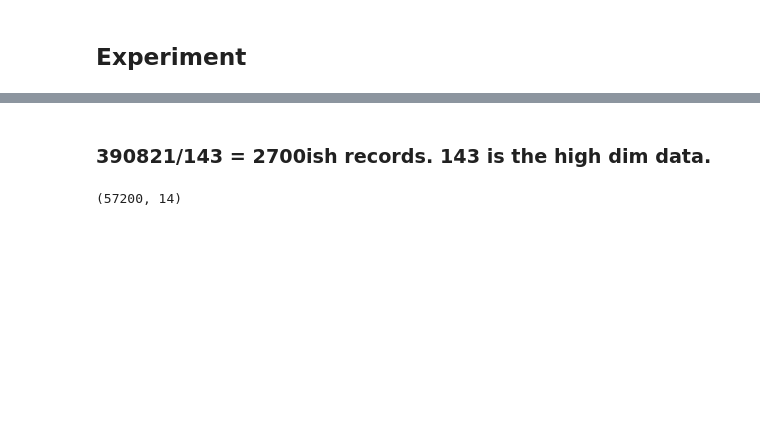
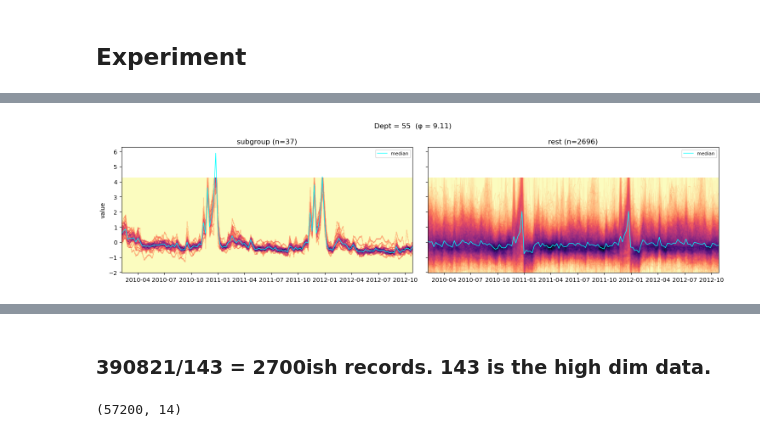
Before and after one commit to MuhammadIbneRafiq/you-only-search-up, a Jupyter notebook: walmart_bs-bus.ipynb, the cells around one changed output, grey strips where cells are left out. Cells and saved outputs as stored; diff of their text form; code cells hidden in the pictures; blank space fills up the shorter version.

```diff
--- a/walmart_bs-bus.ipynb
+++ b/walmart_bs-bus.ipynb
@@ -772,0 +637,66 @@ descriptor_cols = [
+# %%
+from matplotlib.colors import PowerNorm
+
+# DenseLines (Moritz & Fisher, reimplemented by Bart in Appendix B):
+# - Divide the y-axis into y_bins rows and the time axis into fine columns
+#   (each week is split into `stretch` sub-steps).
+# - Every curve "draws" its line segments into this grid. A steep segment
+#   fills all the cells it crosses (this is what Bresenham's line algorithm does).
+# - Each segment adds a total of 1 per column. A steep jump therefore spreads
+#   thin and doesn't dominate the picture.
+# - Optionally each column is normalised to sum to 1 (Bart's variant),
+#   which turns the colour into "share of curves at this value".
+# Dark = many curves pass here. Where the subgroup's dark band sits away from
+# the rest's dark band, that is a difference you'd miss in a mess of lines.
+
+def dense_lines(Y_sub, lo, hi, y_bins=100, stretch=4, column_normalise=True):
+    n, T = Y_sub.shape
+    x_fine = np.linspace(0, T - 1, (T - 1) * stretch + 1)
+    Y_fine = np.stack([np.interp(x_fine, np.arange(T), y) for y in Y_sub])
+    rows = np.floor((Y_fine - lo) / (hi - lo) * y_bins).astype(int)
+
+    # each segment covers the rows between its two endpoints
+    r_min = np.minimum(rows[:, :-1], rows[:, 1:])
+    r_max = np.maximum(rows[:, :-1], rows[:, 1:])
+    weight = 1.0 / (r_max - r_min + 1)                 # one segment = 1 unit of ink
+    weight[(r_max < 0) | (r_min >= y_bins)] = 0.0      # segment entirely off the plot
+    r_min, r_max = np.clip(r_min, 0, y_bins - 1), np.clip(r_max, 0, y_bins - 1)
+
+    # add ink to rows r_min..r_max with a difference array, then cumsum
+    cols = np.broadcast_to(np.arange(r_min.shape[1]), r_min.shape)
+    diff = np.zeros((y_bins + 1, r_min.shape[1]))
+    np.add.at(diff, (r_min.ravel(), cols.ravel()), weight.ravel())
+    np.add.at(diff, (r_max.ravel() + 1, cols.ravel()), -weight.ravel())
+    M = np.cumsum(diff, axis=0)[:-1]
+
+    if column_normalise:
+        M = M / np.maximum(M.sum(axis=0, keepdims=True), 1e-12)
+    return M
+
+
+def plot_dense_lines(Y_all, mask, title="", y_bins=100, stretch=4, clip=(0.5, 99.5)):
+    """Subgroup on the left, everyone else on the right, same y-scale
+    (like Bart's Fig. 6.8 vs Fig. 6.9). The cyan line is the median curve."""
+    weeks = target_matrix.columns
+    lo, hi = np.percentile(Y_all, clip)   # ignore the most extreme 1% so the scale isn't wasted on spikes
+    extent = [mdates.date2num(weeks[0]), mdates.date2num(weeks[-1]), lo, hi]
+
+    fig, axes = plt.subplots(1, 2, figsize=(15, 4), sharey=True)
+    for ax, (label, Y_g) in zip(axes, [("subgroup", Y_all[mask]), ("rest", Y_all[~mask])]):
+        M = dense_lines(Y_g, lo, hi, y_bins, stretch)
+        ax.imshow(M, origin="lower", aspect="auto", extent=extent,
+                  cmap="magma_r", norm=PowerNorm(0.5))
+        ax.plot(weeks, np.median(Y_g, axis=0), color="cyan", lw=1, label="median")
+        ax.xaxis_date()
+        ax.set_title(f"{label} (n={len(Y_g)})")
+        ax.legend(loc="upper right", fontsize=8)
+    axes[0].set_ylabel("value")
+    fig.suptitle(title)
+    plt.tight_layout()
+    plt.show()
+
+
+quality, desc, mask = top_bs[0]
+plot_dense_lines(Y, mask, f"{describe_desc(desc)}  (φ = {quality:.2f})")
+# %% [output]
+[figure, added]
```
Also changed, not shown: parts of 49 cells of this notebook, 39 other files.
